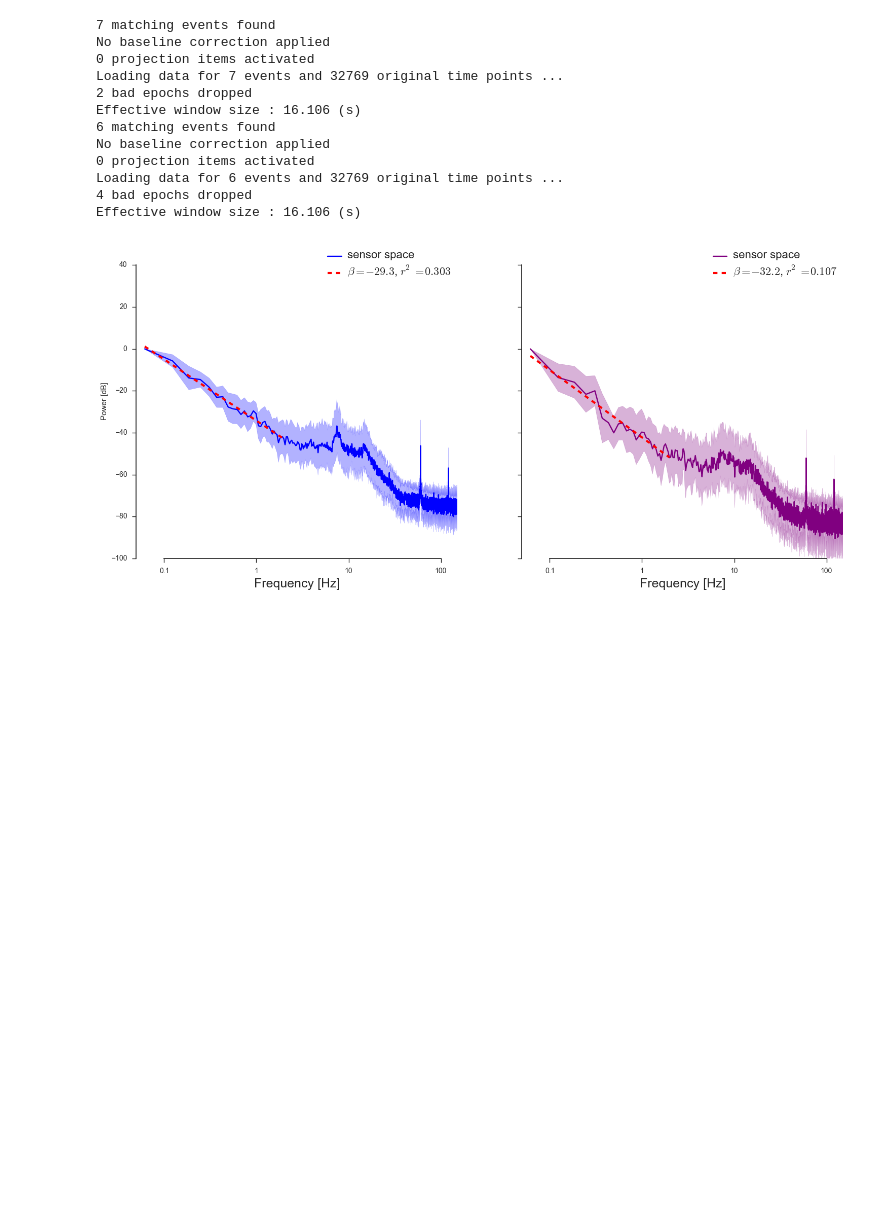
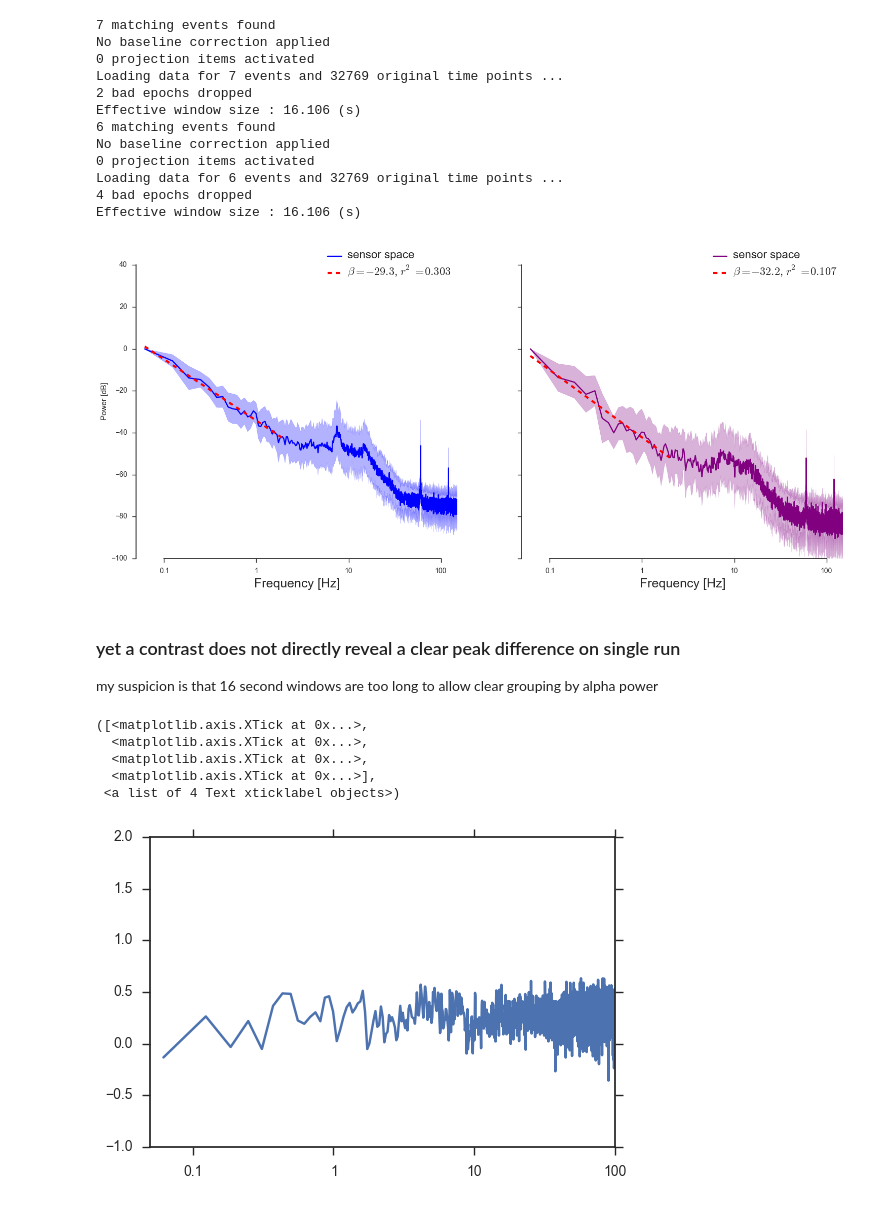
Before and after one commit to neurospin/meg_study_dynamic_scales, a Jupyter notebook: scripts/paper_check_powerlaw_fit.ipynb, the cells around one changed output. Cells and saved outputs as stored; diff of their text form; code cells hidden in the pictures; blank space fills up the shorter version.

```diff
--- a/scripts/paper_check_powerlaw_fit.ipynb
+++ b/scripts/paper_check_powerlaw_fit.ipynb
@@ -1118,8 +1124,8 @@ events = mne.make_fixed_length_events(raw, 42, duration=duration)
 epochs = mne.Epochs(raw, events=events[up_state], event_id=42, tmin=0,
                     tmax=duration, baseline=None, preload=True, decim=decim)
 
-psd_epochs, freqs = mne.time_frequency.psd_welch(epochs, n_fft=n_fft, n_overlap=0)
-psd = psd_epochs.mean(0)
+psd_epochs1, freqs = mne.time_frequency.psd_welch(epochs, n_fft=n_fft, n_overlap=0)
+psd = psd_epochs1.mean(0)
 
 psd, freqs = clean_psd(psd, freqs)
 
@@ -1156,8 +1162,8 @@ events = mne.make_fixed_length_events(raw, 42, duration=duration)
 epochs = mne.Epochs(raw, events=events[down_state], event_id=42, tmin=0,
                     tmax=duration, baseline=None, preload=True, decim=decim)
 
-psd_epochs, freqs = mne.time_frequency.psd_welch(epochs, n_fft=n_fft, n_overlap=0)
-psd = psd_epochs.mean(0)
+psd_epochs2, freqs = mne.time_frequency.psd_welch(epochs, n_fft=n_fft, n_overlap=0)
+psd = psd_epochs2.mean(0)
 
 psd, freqs = clean_psd(psd, freqs)
 
@@ -1210,3 +1216,22 @@ Loading data for 6 events and 32769 original time points ...
 4 bad epochs dropped
 Effective window size : 16.106 (s)
 [figure]
+# %% [markdown]
+### yet a contrast does not directly reveal a clear peak difference on single run
+
+my suspicion is that 16 second windows are too long to allow clear grouping by alpha power
+# %%
+aa, bb = psd_epochs1.mean(0), psd_epochs2.mean(0)
+aa = np.log10(aa / aa[:, 0:1])
+bb = np.log10(bb / bb[:, 0:1])
+
+plt.plot(np.log10(freqs), (aa - bb).T[1:].mean(1));
+plt.xlim(np.log10([0.05, 100]))
+plt.xticks(np.log10([0.1, 1, 10, 100]), [0.1, 1, 10, 100])
+# %% [output]
+([<matplotlib.axis.XTick at 0x...>,
+  <matplotlib.axis.XTick at 0x...>,
+  <matplotlib.axis.XTick at 0x...>,
+  <matplotlib.axis.XTick at 0x...>],
+ <a list of 4 Text xticklabel objects>)
+[figure, added]
```
Also changed, not shown: parts of 13 cells of this notebook.
